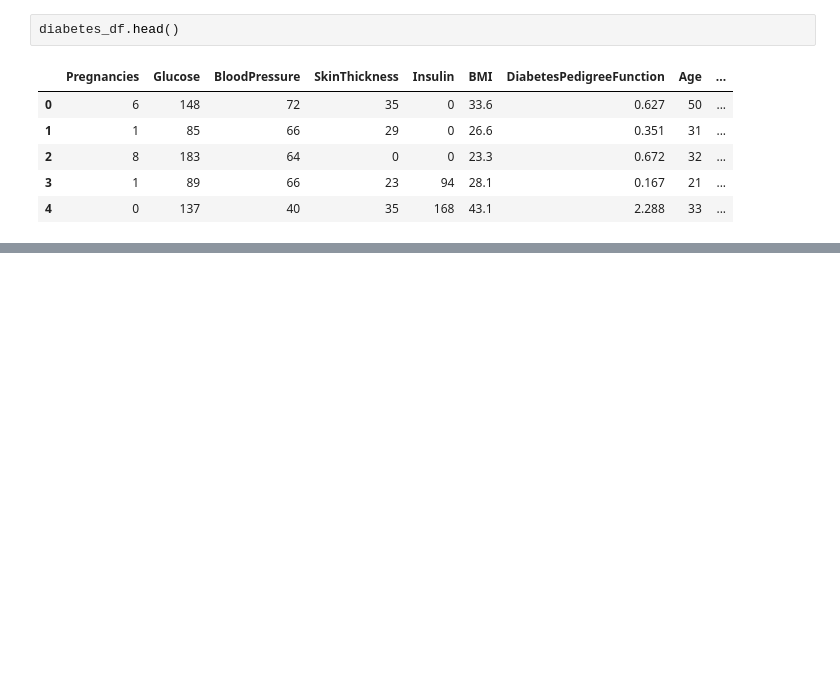
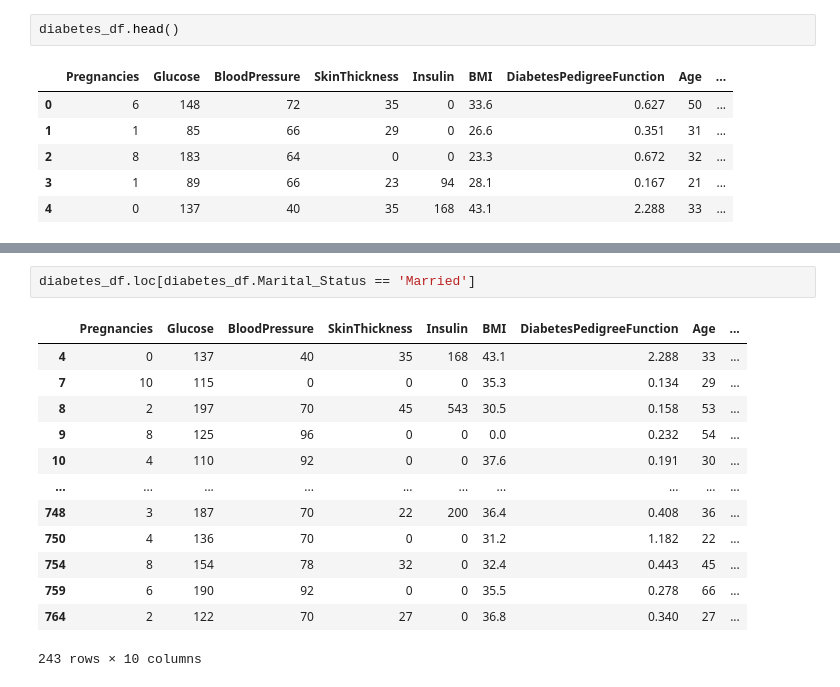
Before and after one commit to GeekyPratham/Machine-Learning, a Jupyter notebook: Pandas.ipynb, the cells around one changed output, grey strips where cells are left out. Cells and saved outputs as stored; diff of their text form; blank space fills up the shorter version.

```diff
--- a/Pandas.ipynb
+++ b/Pandas.ipynb
@@ -574,0 +768,16 @@ diabetes_df.corr(numeric_only=True)
+# %%
+diabetes_df.loc[diabetes_df.Marital_Status == 'Married']
+# %% [output]
+|  | Pregnancies | Glucose | BloodPressure | SkinThickness | Insulin | BMI | DiabetesPedigreeFunction | Age | ... |
+| 4 | 0 | 137 | 40 | 35 | 168 | 43.1 | 2.288 | 33 | ... |
+| 7 | 10 | 115 | 0 | 0 | 0 | 35.3 | 0.134 | 29 | ... |
+| 8 | 2 | 197 | 70 | 45 | 543 | 30.5 | 0.158 | 53 | ... |
+| 9 | 8 | 125 | 96 | 0 | 0 | 0.0 | 0.232 | 54 | ... |
+| 10 | 4 | 110 | 92 | 0 | 0 | 37.6 | 0.191 | 30 | ... |
+| ... | ... | ... | ... | ... | ... | ... | ... | ... | ... |
+| 748 | 3 | 187 | 70 | 22 | 200 | 36.4 | 0.408 | 36 | ... |
+| 750 | 4 | 136 | 70 | 0 | 0 | 31.2 | 1.182 | 22 | ... |
+| 754 | 8 | 154 | 78 | 32 | 0 | 32.4 | 0.443 | 45 | ... |
+| 759 | 6 | 190 | 92 | 0 | 0 | 35.5 | 0.278 | 66 | ... |
+| 764 | 2 | 122 | 70 | 27 | 0 | 36.8 | 0.340 | 27 | ... |
+243 rows × 10 columns
```
Also changed, not shown: parts of 33 cells of this notebook.
